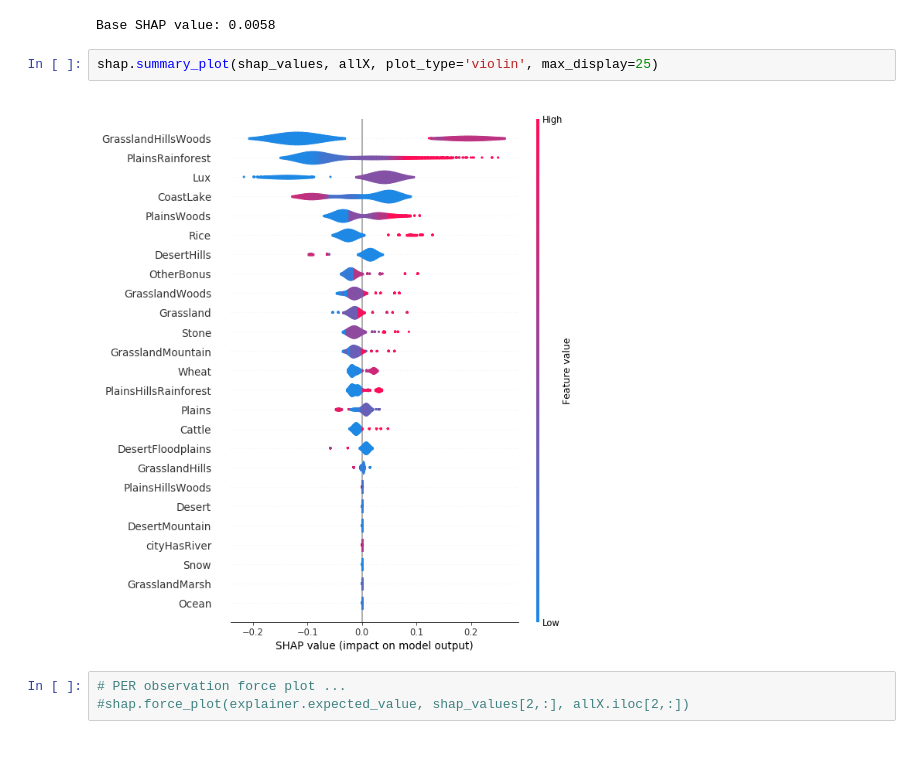
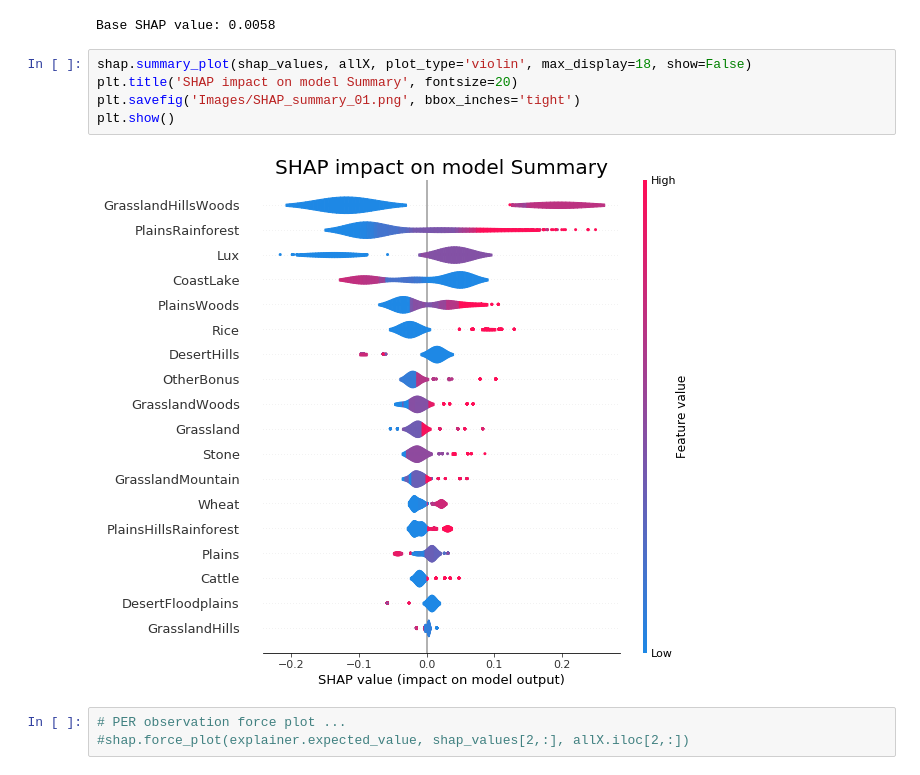
Before and after one commit to kebnoa/Civ6RFCitySettlement, a Jupyter notebook: Analysis/05b - Explore XGBoost model Ver01.ipynb, the cells around one changed output. Cells and saved outputs as stored; diff of their text form.

```diff
--- a/Analysis/05b - Explore XGBoost model Ver01.ipynb
+++ b/Analysis/05b - Explore XGBoost model Ver01.ipynb
@@ -147,10 +148,13 @@ shap_values = explainer.shap_values(allX)
 print('Base SHAP value: {:.4f}'.format(explainer.expected_value))
 # %% [output]
 Base SHAP value: 0.0058
-# %%
-shap.summary_plot(shap_values, allX, plot_type='violin', max_display=25)
-# %% [output]
-[figure, removed]
+# %%
+shap.summary_plot(shap_values, allX, plot_type='violin', max_display=18, show=False)
+plt.title('SHAP impact on model Summary', fontsize=20)
+plt.savefig('Images/SHAP_summary_01.png', bbox_inches='tight')
+plt.show()
+# %% [output]
+[figure, added]
 # %%
 # PER observation force plot ...
 #shap.force_plot(explainer.expected_value, shap_values[2,:], allX.iloc[2,:])
```
Also changed, not shown: parts of 3 cells of this notebook, 3 other files.
